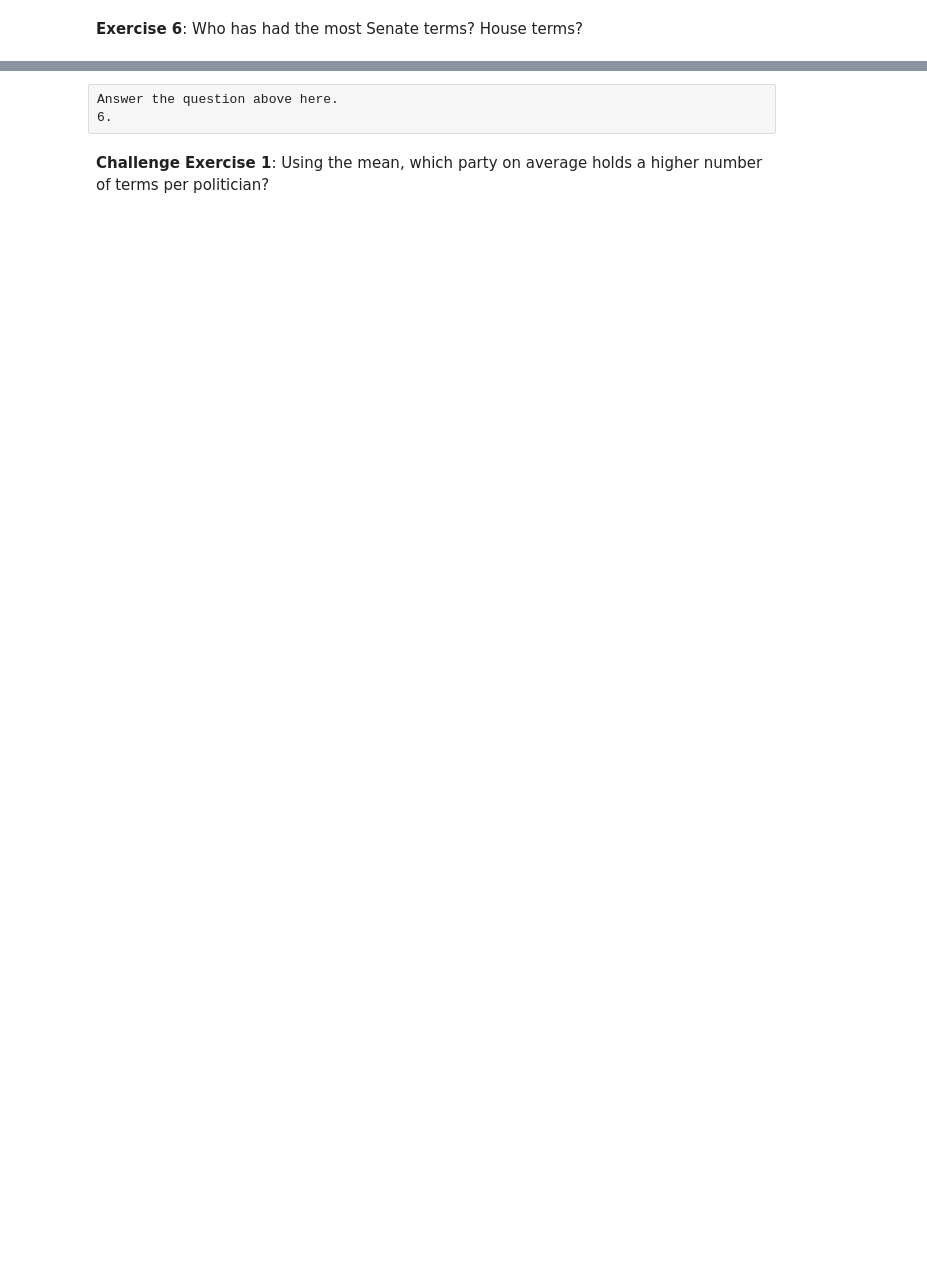
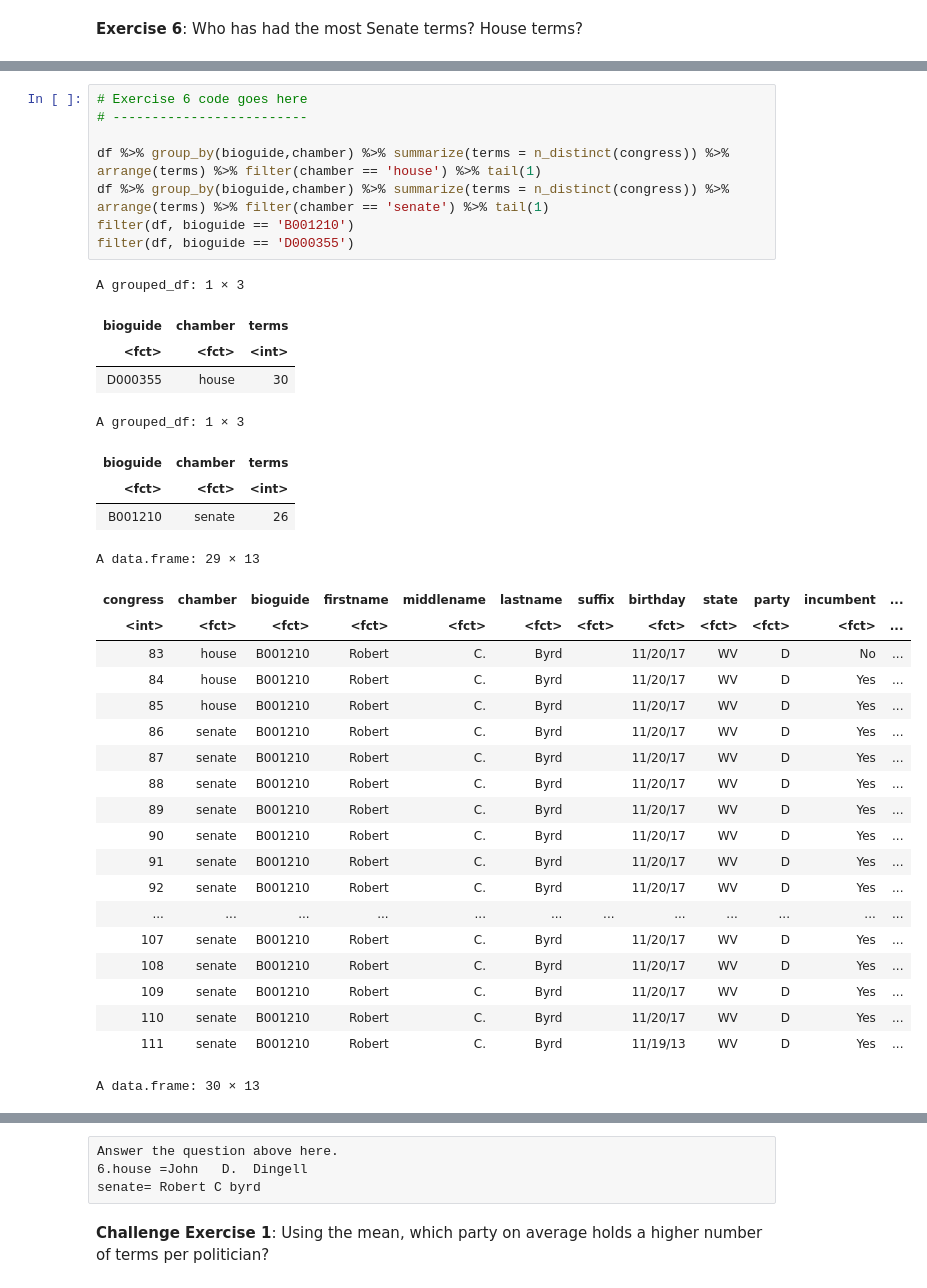
Before and after one commit to may96cc/f21dsa7010, a Jupyter notebook: modules/module2/exercises/exercises_descriptive_stats_r.ipynb, the cells around one changed output, grey strips where cells are left out. Saved outputs shown, nothing was run; the diff lists cells and outputs as text; blank space fills up the shorter version.

```diff
--- a/modules/module2/exercises/exercises_descriptive_stats_r.ipynb
+++ b/modules/module2/exercises/exercises_descriptive_stats_r.ipynb
@@ -53,0 +145,37 @@ Answer the question above here.
+# %%
+# Exercise 6 code goes here
+# -------------------------
+
+df %>% group_by(bioguide,chamber) %>% summarize(terms = n_distinct(congress)) %>% arrange(terms) %>% filter(chamber == 'house') %>% tail(1)
+df %>% group_by(bioguide,chamber) %>% summarize(terms = n_distinct(congress)) %>% arrange(terms) %>% filter(chamber == 'senate') %>% tail(1)
+filter(df, bioguide == 'B001210')
+filter(df, bioguide == 'D000355')
+# %% [output]
+A grouped_df: 1 × 3
+| bioguide | chamber | terms |
+| <fct> | <fct> | <int> |
+| D000355 | house | 30 |
+A grouped_df: 1 × 3
+| bioguide | chamber | terms |
+| <fct> | <fct> | <int> |
+| B001210 | senate | 26 |
+A data.frame: 29 × 13
+| congress | chamber | bioguide | firstname | middlename | lastname | suffix | birthday | state | party | incumbent | ... |
+| <int> | <fct> | <fct> | <fct> | <fct> | <fct> | <fct> | <fct> | <fct> | <fct> | <fct> | ... |
+| 83 | house | B001210 | Robert | C. | Byrd |  | 11/20/17 | WV | D | No | ... |
+| 84 | house | B001210 | Robert | C. | Byrd |  | 11/20/17 | WV | D | Yes | ... |
+| 85 | house | B001210 | Robert | C. | Byrd |  | 11/20/17 | WV | D | Yes | ... |
+| 86 | senate | B001210 | Robert | C. | Byrd |  | 11/20/17 | WV | D | Yes | ... |
+| 87 | senate | B001210 | Robert | C. | Byrd |  | 11/20/17 | WV | D | Yes | ... |
+| 88 | senate | B001210 | Robert | C. | Byrd |  | 11/20/17 | WV | D | Yes | ... |
+| 89 | senate | B001210 | Robert | C. | Byrd |  | 11/20/17 | WV | D | Yes | ... |
+| 90 | senate | B001210 | Robert | C. | Byrd |  | 11/20/17 | WV | D | Yes | ... |
+| 91 | senate | B001210 | Robert | C. | Byrd |  | 11/20/17 | WV | D | Yes | ... |
+| 92 | senate | B001210 | Robert | C. | Byrd |  | 11/20/17 | WV | D | Yes | ... |
+| ... | ... | ... | ... | ... | ... | ... | ... | ... | ... | ... | ... |
+| 107 | senate | B001210 | Robert | C. | Byrd |  | 11/20/17 | WV | D | Yes | ... |
+| 108 | senate | B001210 | Robert | C. | Byrd |  | 11/20/17 | WV | D | Yes | ... |
+| 109 | senate | B001210 | Robert | C. | Byrd |  | 11/20/17 | WV | D | Yes | ... |
+| 110 | senate | B001210 | Robert | C. | Byrd |  | 11/20/17 | WV | D | Yes | ... |
+| 111 | senate | B001210 | Robert | C. | Byrd |  | 11/19/13 | WV | D | Yes | ... |
+A data.frame: 30 × 13
@@ -54,6 +200,7 @@ Answer the question above here.
 # %% [raw]
 Answer the question above here.
-6.
+6.house =John	D.	Dingell
+senate= Robert C byrd
 # %% [markdown]
 **Challenge Exercise 1**: Using the mean, which party on average holds a higher number of terms per politician?
 # %%
```
Also changed, not shown: parts of 20 cells of this notebook, 5 other files.
